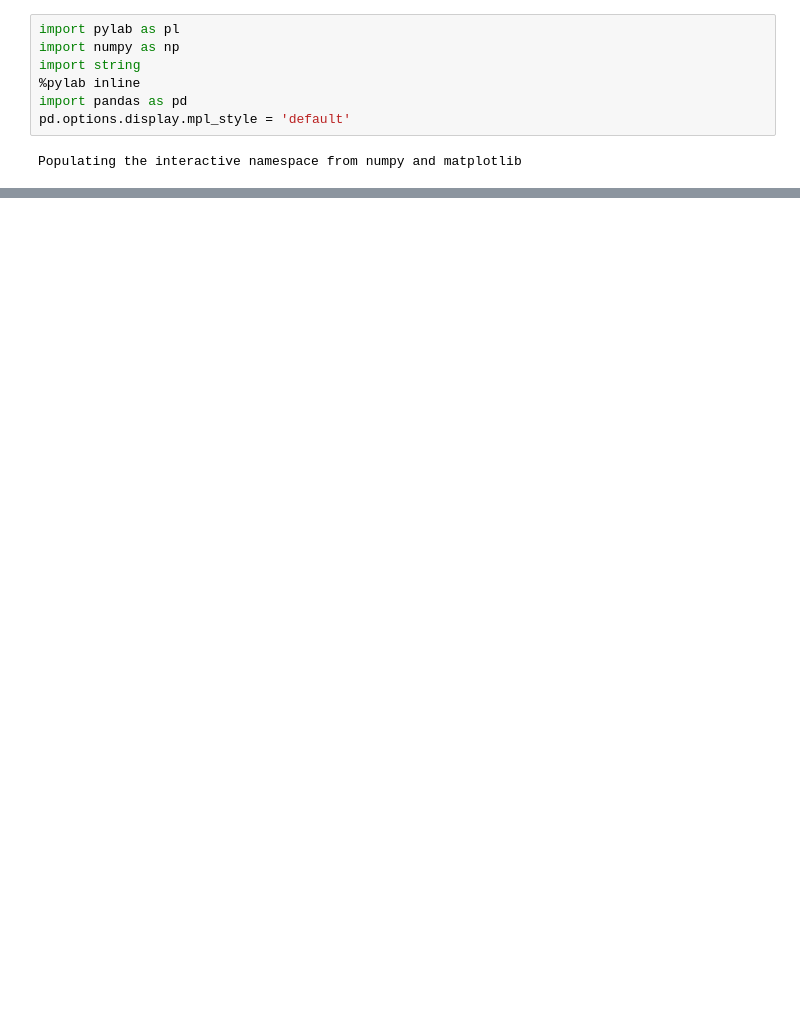
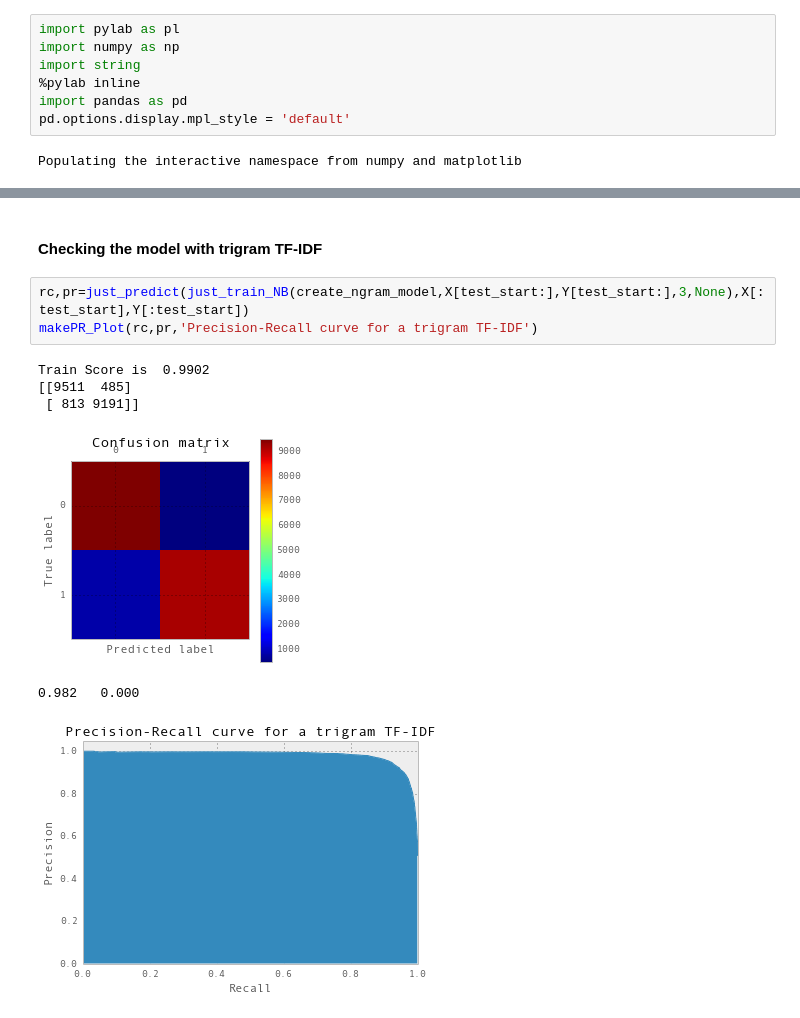
Before and after one commit to gitpaulsmith/Reviews, a Jupyter notebook: Scikit_NB.ipynb, the cells around one changed output, grey strips where cells are left out. Cells and saved outputs as stored; diff of their text form; blank space fills up the shorter version.

```diff
--- a/Scikit_NB.ipynb
+++ b/Scikit_NB.ipynb
@@ -96,0 +165,12 @@ pl.fill_between(recall, 0, precision, color='green')
+# %% [markdown]
+#### Checking the model with trigram TF-IDF
+# %%
+rc,pr=just_predict(just_train_NB(create_ngram_model,X[test_start:],Y[test_start:],3,None),X[:test_start],Y[:test_start])
+makePR_Plot(rc,pr,'Precision-Recall curve for a trigram TF-IDF')
+# %% [output]
+Train Score is  0.9902
+[[9511  485]
+ [ 813 9191]]
+[figure, added]
+0.982   0.000
+[figure, added]
```
Also changed, not shown: parts of 29 cells of this notebook.
